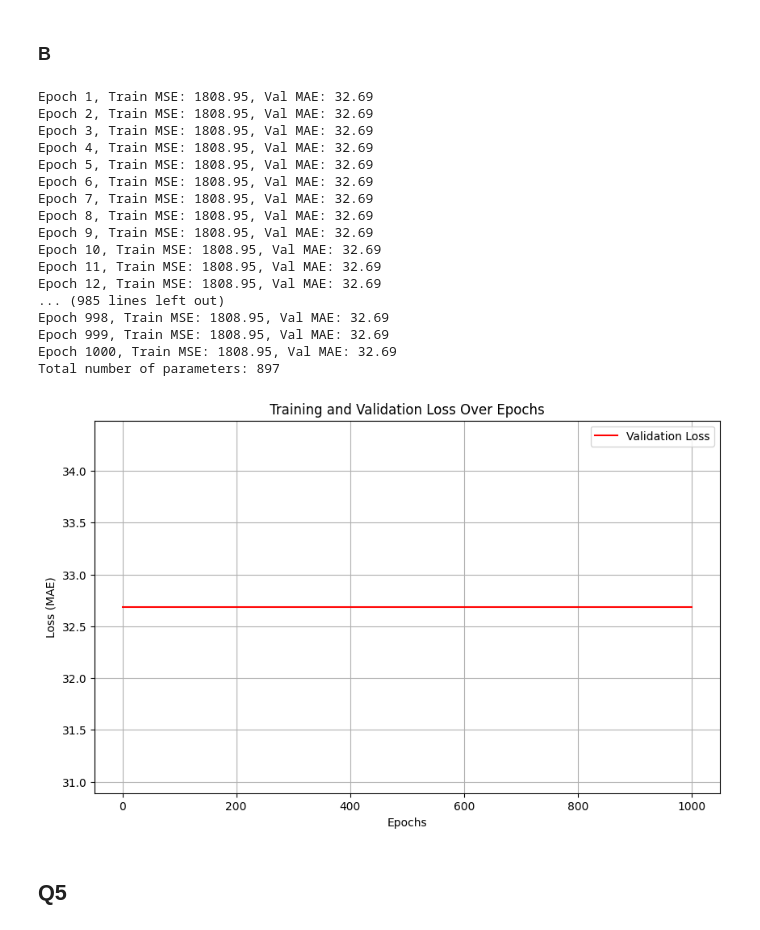
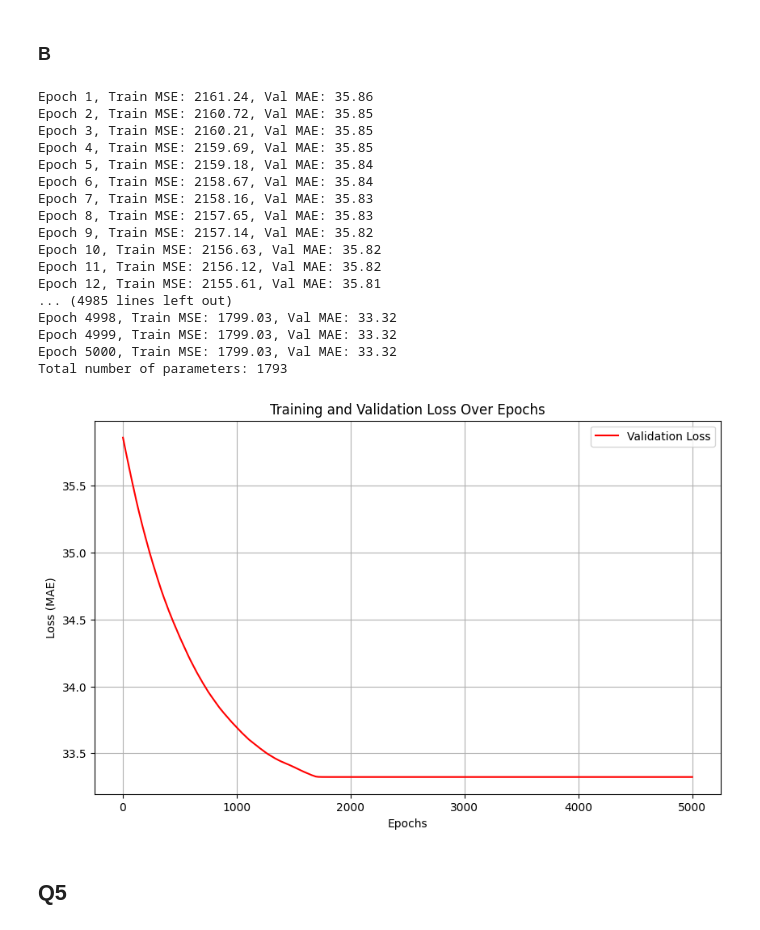
Before and after one commit to elijah-jones-2003/PADL, a Jupyter notebook: padl.ipynb, the cells around one changed output. Drawn from its saved outputs; the diff is of its cells as text; code cells hidden in the pictures.

```diff
--- a/padl.ipynb
+++ b/padl.ipynb
@@ -268,11 +268,11 @@ class WaistPredictor(nn.Module):
     def __init__(self):
         super(WaistPredictor, self).__init__()
         self.MLP = nn.Sequential(
-            nn.Linear(5, 128),
+            nn.Linear(5, 256),
             nn.ReLU(),
             # nn.Linear(128, 64),
             # nn.ReLU(),
-            nn.Linear(128, 1)
+            nn.Linear(256, 1)
         )
 
     def forward(self, x):
@@ -282,15 +282,16 @@ class WaistPredictor(nn.Module):
 model = WaistPredictor()
 loss_func = nn.MSELoss()
 val_loss_func = nn.L1Loss()
-optimiser = optim.Adam(model.parameters(), lr = 0.01)
+optimiser = optim.Adam(model.parameters(), lr = 0.001)
 scheduler = torch.optim.lr_scheduler.ReduceLROnPlateau(optimiser, mode='min', factor=0.5, patience=10, verbose=True)
+epochs = 5000
 # %%
 # Get rid of these
 train_losses = []
 val_losses = []
 
 # Training loop
-for epoch in range(1000):
+for epoch in range(epochs):
     model.train()
     optimiser.zero_grad()
     outputs = model(X_train_tensor)
@@ -306,52 +307,52 @@ for epoch in range(1000):
         val_loss = val_loss_func(val_outputs, y_val_tensor)
 
 
     # Get rid of this
     train_losses.append(loss.item())
     val_losses.append(val_loss.item())
 
     print(f"Epoch {epoch+1}, Train MSE: {loss.item():.2f}, Val MAE: {val_loss.item():.2f}")
     scheduler.step(val_loss.item())
 
 # Function to calculate the number of parameters
 def count_parameters(model):
     total_params = sum(p.numel() for p in model.parameters())
     return total_params
 
 # Calculate and print the number of parameters
 total_params = count_parameters(model)
 print(f"Total number of parameters: {total_params}")
 
 
 # Plot the training and validation loss over epochs
 plt.figure(figsize=(10, 6))
 # plt.plot(range(1, 1001), train_losses, label="Train Loss", color='blue')
-plt.plot(range(1, 1001), val_losses, label="Validation Loss", color='red')
+plt.plot(range(1, epochs+1), val_losses, label="Validation Loss", color='red')
 plt.xlabel('Epochs')
 plt.ylabel('Loss (MAE)')
 plt.title('Training and Validation Loss Over Epochs')
 plt.legend()
 plt.grid(True)
 plt.show()
 # %% [output]
-Epoch 1, Train MSE: 1808.95, Val MAE: 32.69
-Epoch 2, Train MSE: 1808.95, Val MAE: 32.69
-Epoch 3, Train MSE: 1808.95, Val MAE: 32.69
-Epoch 4, Train MSE: 1808.95, Val MAE: 32.69
-Epoch 5, Train MSE: 1808.95, Val MAE: 32.69
-Epoch 6, Train MSE: 1808.95, Val MAE: 32.69
-Epoch 7, Train MSE: 1808.95, Val MAE: 32.69
-Epoch 8, Train MSE: 1808.95, Val MAE: 32.69
-Epoch 9, Train MSE: 1808.95, Val MAE: 32.69
-Epoch 10, Train MSE: 1808.95, Val MAE: 32.69
-Epoch 11, Train MSE: 1808.95, Val MAE: 32.69
-Epoch 12, Train MSE: 1808.95, Val MAE: 32.69
-... (985 lines left out)
-Epoch 998, Train MSE: 1808.95, Val MAE: 32.69
-Epoch 999, Train MSE: 1808.95, Val MAE: 32.69
-Epoch 1000, Train MSE: 1808.95, Val MAE: 32.69
-Total number of parameters: 897
+Epoch 1, Train MSE: 2161.24, Val MAE: 35.86
+Epoch 2, Train MSE: 2160.72, Val MAE: 35.85
+Epoch 3, Train MSE: 2160.21, Val MAE: 35.85
+Epoch 4, Train MSE: 2159.69, Val MAE: 35.85
+Epoch 5, Train MSE: 2159.18, Val MAE: 35.84
+Epoch 6, Train MSE: 2158.67, Val MAE: 35.84
+Epoch 7, Train MSE: 2158.16, Val MAE: 35.83
+Epoch 8, Train MSE: 2157.65, Val MAE: 35.83
+Epoch 9, Train MSE: 2157.14, Val MAE: 35.82
+Epoch 10, Train MSE: 2156.63, Val MAE: 35.82
+Epoch 11, Train MSE: 2156.12, Val MAE: 35.82
+Epoch 12, Train MSE: 2155.61, Val MAE: 35.81
+... (4985 lines left out)
+Epoch 4998, Train MSE: 1799.03, Val MAE: 33.32
+Epoch 4999, Train MSE: 1799.03, Val MAE: 33.32
+Epoch 5000, Train MSE: 1799.03, Val MAE: 33.32
+Total number of parameters: 1793
-[figure, old version]
+[figure, new version]
 # %% [markdown]
 ## Q5
 # %% [markdown]
```
